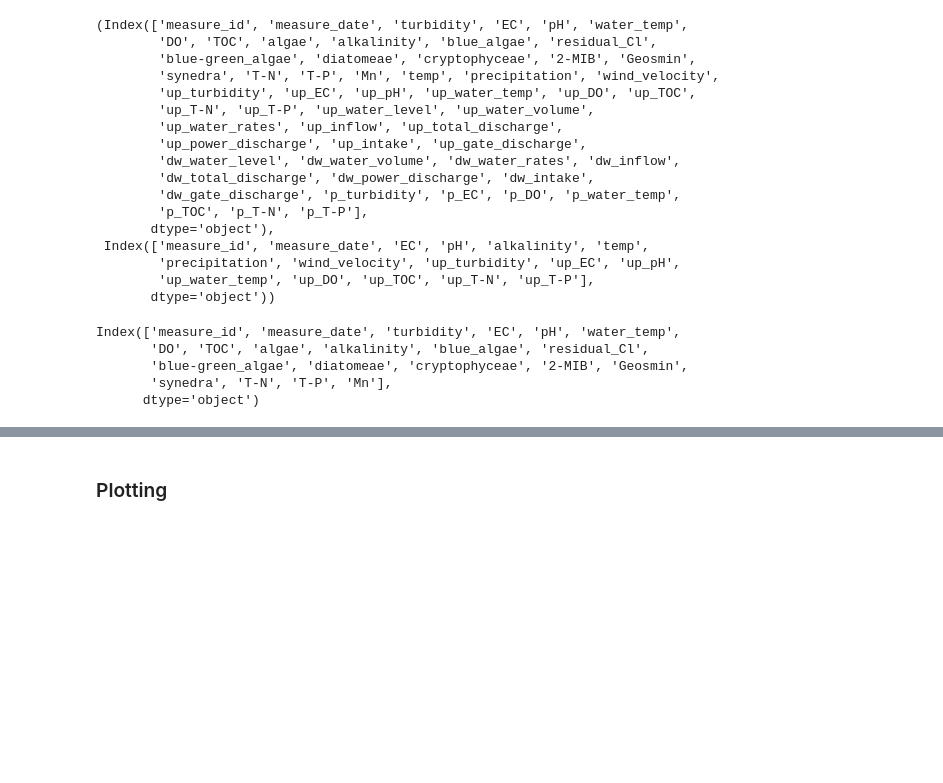
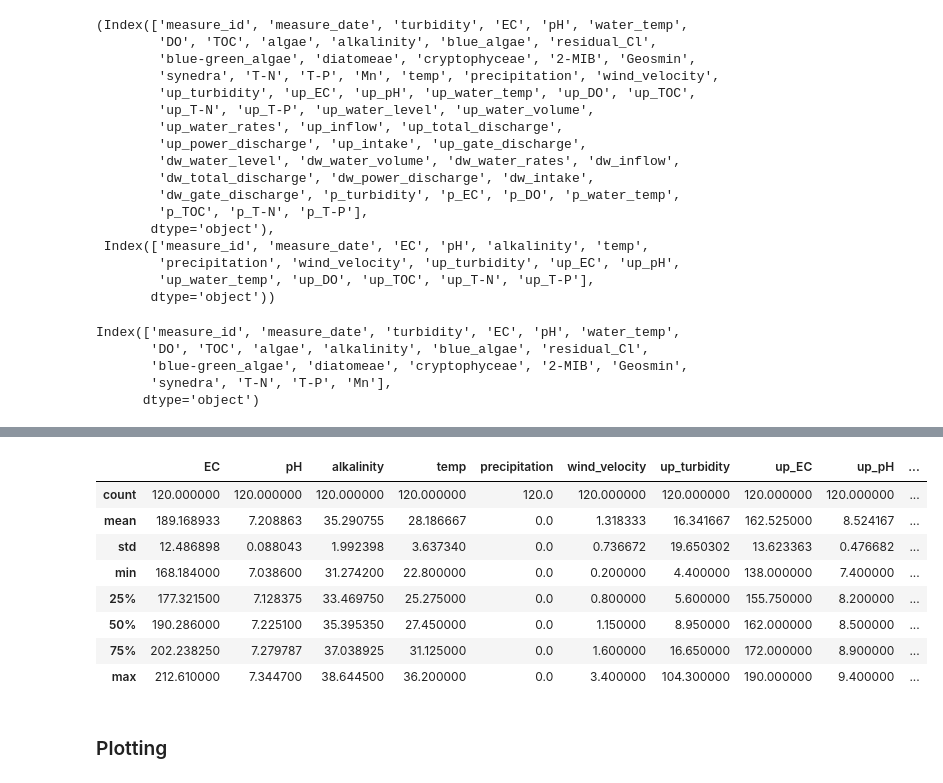
Before and after one commit to Heeseung-Cho/wkit_water_quality, a Jupyter notebook: eda.ipynb, the cells around one changed output, grey strips where cells are left out. Saved outputs shown, nothing was run; the diff lists cells and outputs as text; code cells hidden in the pictures; blank space fills up the shorter version.

```diff
--- a/eda.ipynb
+++ b/eda.ipynb
@@ -134,3 +164,15 @@ Index(['measure_id', 'measure_date', 'turbidity', 'EC', 'pH', 'water_temp',
+# %%
+data_sample3.dropna(1).describe()
+# %% [output]
+|  | EC | pH | alkalinity | temp | precipitation | wind_velocity | up_turbidity | up_EC | up_pH | ... |
+| count | 120.000000 | 120.000000 | 120.000000 | 120.000000 | 120.0 | 120.000000 | 120.000000 | 120.000000 | 120.000000 | ... |
+| mean | 189.168933 | 7.208863 | 35.290755 | 28.186667 | 0.0 | 1.318333 | 16.341667 | 162.525000 | 8.524167 | ... |
+| std | 12.486898 | 0.088043 | 1.992398 | 3.637340 | 0.0 | 0.736672 | 19.650302 | 13.623363 | 0.476682 | ... |
+| min | 168.184000 | 7.038600 | 31.274200 | 22.800000 | 0.0 | 0.200000 | 4.400000 | 138.000000 | 7.400000 | ... |
+| 25% | 177.321500 | 7.128375 | 33.469750 | 25.275000 | 0.0 | 0.800000 | 5.600000 | 155.750000 | 8.200000 | ... |
+| 50% | 190.286000 | 7.225100 | 35.395350 | 27.450000 | 0.0 | 1.150000 | 8.950000 | 162.000000 | 8.500000 | ... |
+| 75% | 202.238250 | 7.279787 | 37.038925 | 31.125000 | 0.0 | 1.600000 | 16.650000 | 172.000000 | 8.900000 | ... |
+| max | 212.610000 | 7.344700 | 38.644500 | 36.200000 | 0.0 | 3.400000 | 104.300000 | 190.000000 | 9.400000 | ... |
 # %% [markdown]
 ### Plotting
 # %%
```
Also changed, not shown: parts of 16 cells of this notebook.
